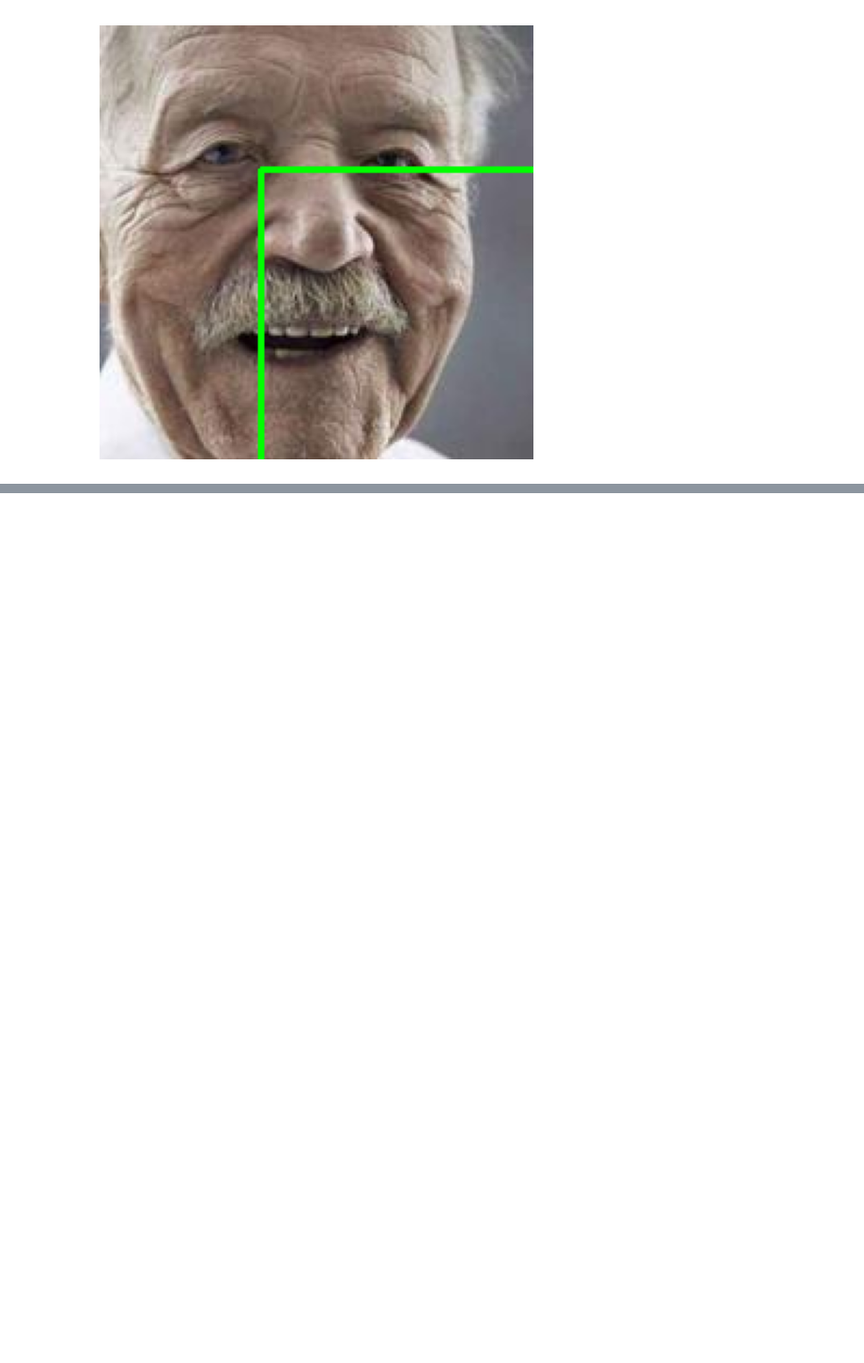
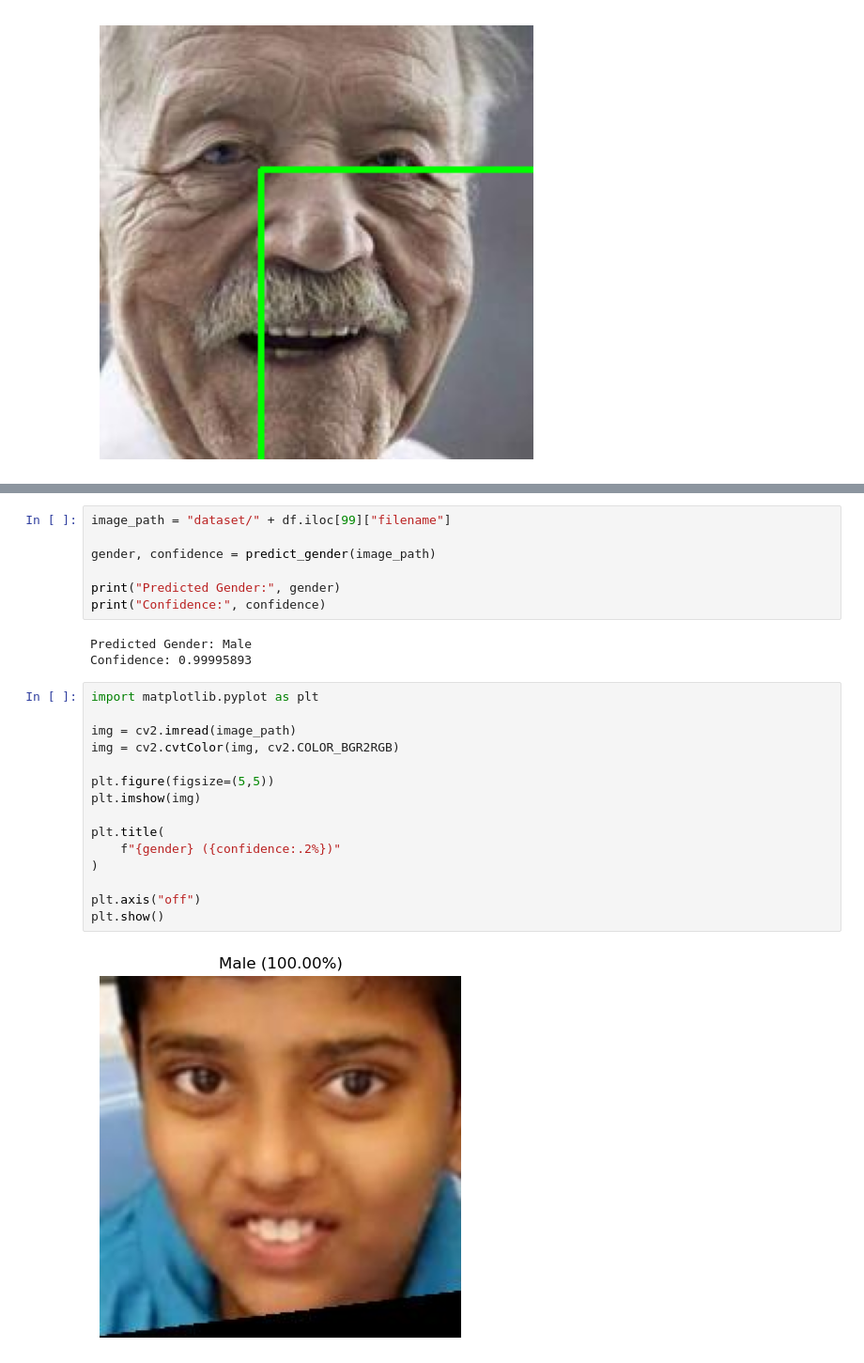
Before and after one commit to adri-chak/Gender-and-Age-Detector, a Jupyter notebook: GAdetector.ipynb, the cells around one changed output, grey strips where cells are left out. Shown at 94% size. Drawn from its saved outputs; the diff is of its cells as text; blank space fills up the shorter version.

```diff
--- a/GAdetector.ipynb
+++ b/GAdetector.ipynb
@@ -255,0 +777,27 @@ plt.show()
+# %%
+image_path = "dataset/" + df.iloc[99]["filename"]
+
+gender, confidence = predict_gender(image_path)
+
+print("Predicted Gender:", gender)
+print("Confidence:", confidence)
+# %% [output]
+Predicted Gender: Male
+Confidence: 0.99995893
+# %%
+import matplotlib.pyplot as plt
+
+img = cv2.imread(image_path)
+img = cv2.cvtColor(img, cv2.COLOR_BGR2RGB)
+
+plt.figure(figsize=(5,5))
+plt.imshow(img)
+
+plt.title(
+    f"{gender} ({confidence:.2%})"
+)
+
+plt.axis("off")
+plt.show()
+# %% [output]
+[figure, added]
```
Also changed, not shown: parts of 31 cells of this notebook, 3 other files.
